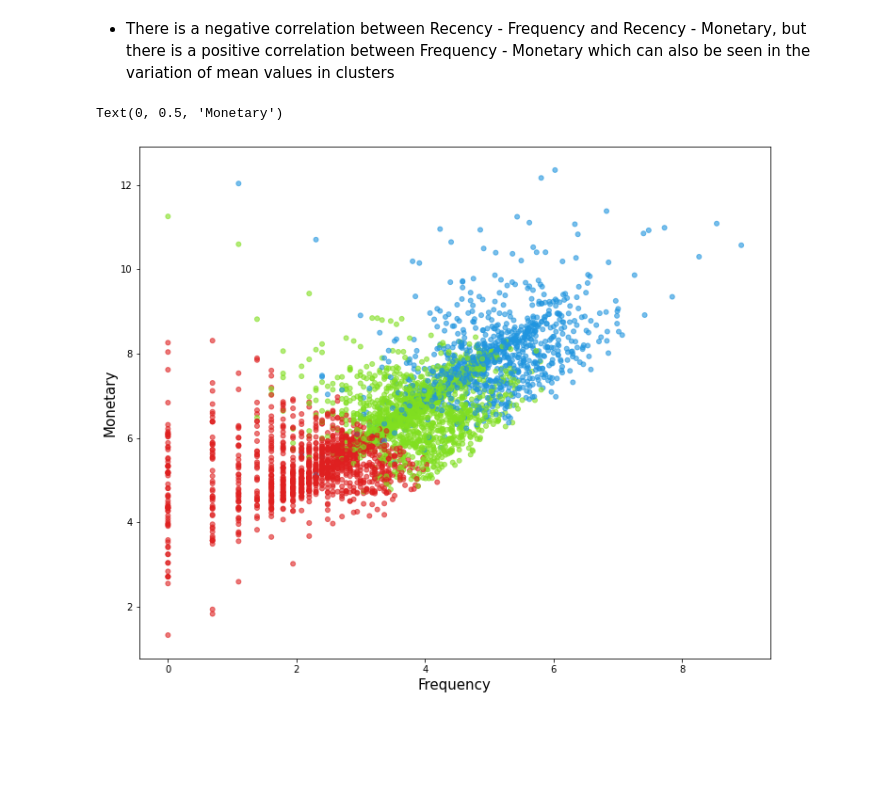
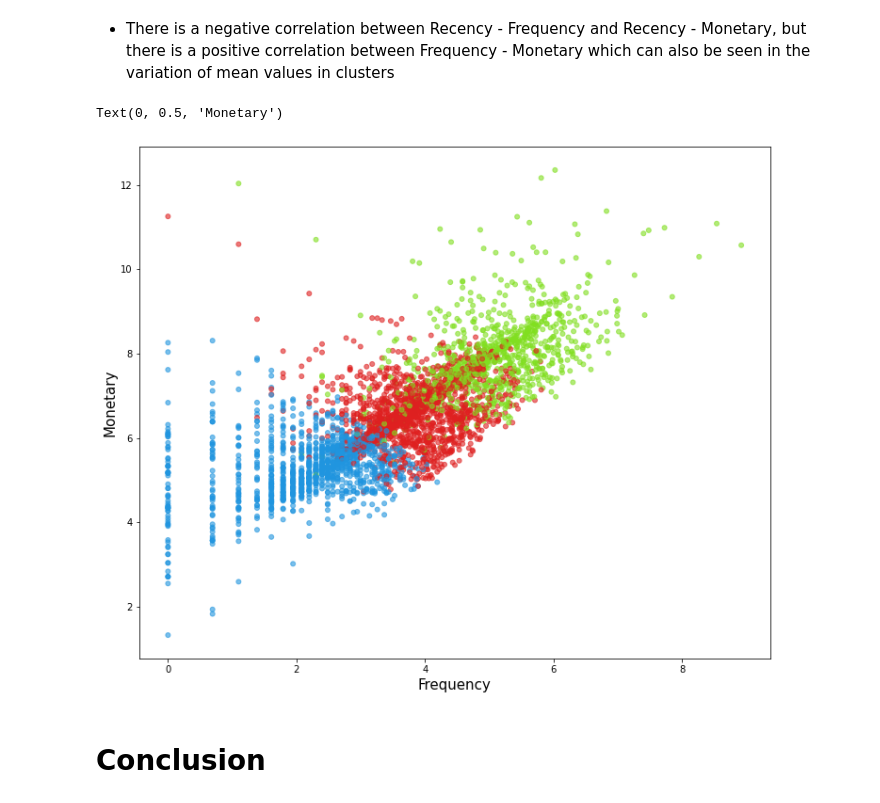
Before and after one commit to anupstar100/UML-Capston_Project-Customer_Segmentation, a Jupyter notebook: UML_Capston_Project_Online_Retail_Customer_Segmentation.ipynb, the cells around one changed output. Saved outputs shown, nothing was run; the diff lists cells and outputs as text; code cells hidden in the pictures; blank space fills up the shorter version.

```diff
--- a/UML_Capston_Project_Online_Retail_Customer_Segmentation.ipynb
+++ b/UML_Capston_Project_Online_Retail_Customer_Segmentation.ipynb
@@ -662,22 +662,24 @@ sns.heatmap(data_rfm[['Recency','Frequency', 'Monetary']].corr(), cmap = "coolwa
 # %%
 # GET CENTROIDS
 centroids = kmeans.cluster_centers_
 cen_x = [i[0] for i in centroids]
 cen_y = [i[1] for i in centroids]
 
 ## ADD TO DF
 data_rfm['cen_x'] = data_rfm.cluster.map({0 : cen_x[0], 1 : cen_x[1], 2 : cen_x[2]})
 data_rfm['cen_y'] = data_rfm.cluster.map({0 : cen_y[0], 1 : cen_y[1], 2 : cen_y[2]})
 
 # DEFINE AND MAP COLOURS
-colors = ['#DF2020', '#81DF20', '#2095DF']
+colors = ['#2095DF', '#DF2020', '#81DF20']
 data_rfm['c'] = data_rfm.cluster.map({0 : colors[0], 1 : colors[1], 2 : colors[2]})
 
 # PLOT CLUSTERS
 plt.figure(figsize = (12, 10))
 plt.scatter(data_rfm.log_F, data_rfm.log_M, c = data_rfm.c, alpha = 0.6, s = 25)
 plt.xlabel('Frequency', fontsize = 15)
 plt.ylabel('Monetary', fontsize = 15)
 # %% [output]
 Text(0, 0.5, 'Monetary')
-[figure, old version]
+[figure, new version]
+# %% [markdown]
+# Conclusion
```
Also changed, not shown: parts of 2 cells of this notebook.
